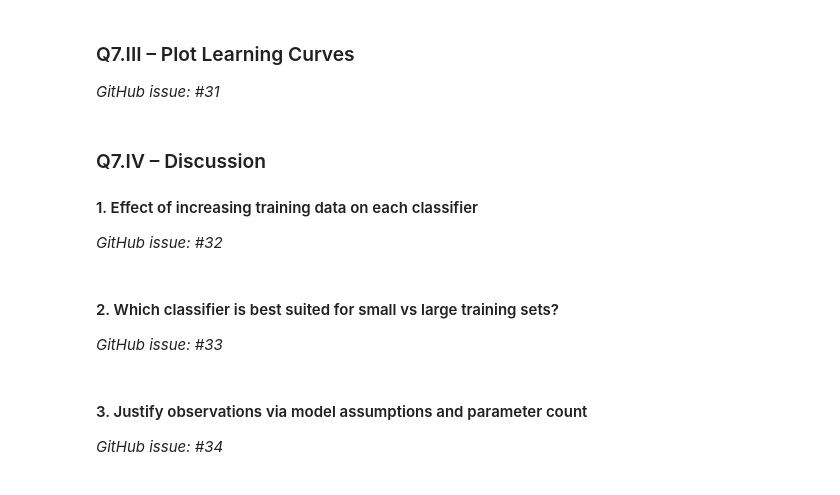
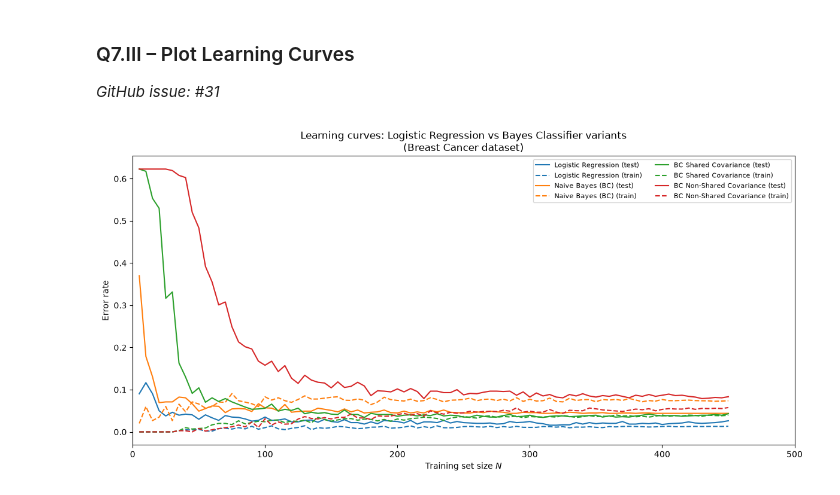
Before and after one commit to JanusCoetzee/ITO5201, a Jupyter notebook: Assignments/1/36384852 Johannes Coetzee a1 sec4.ipynb, the cells around one changed output. Cells and saved outputs as stored; diff of their text form; code cells hidden in the pictures.

```diff
--- a/Assignments/1/36384852 Johannes Coetzee a1 sec4.ipynb
+++ b/Assignments/1/36384852 Johannes Coetzee a1 sec4.ipynb
@@ -42,0 +163,18 @@ models = {
+# %%
+"""
+This cell evaluates the performance of different classifiers on the breast cancer dataset.
+The classifiers are trained on the training set and evaluated on both the training and testing sets.
+The accuracy of each classifier is printed in a formatted table.
+
+Numpy functions used:
+- np.mean: Computes the mean of array elements along a specified axis.
+Ref: https://numpy.org/doc/stable/reference/generated/numpy.mean.html
+"""
+
+print(f"{'Model':<25}  {'Train acc':>10}  {'Test acc':>10}")
+print("-" * 50)
+for name, model in Q7_models.items():
+    model.fit(X_train, y_train)
+    train_acc = np.mean(model.predict(X_train) == y_train)
+    test_acc  = np.mean(model.predict(X_test)  == y_test)
+    print(f"{name:<25}  {train_acc:>10.4f}  {test_acc:>10.4f}")
@@ -60,16 +254,25 @@ n_reps = 10
-# %% [markdown]
-### Q7.IV – Discussion
-#### 1. Effect of increasing training data on each classifier
-*GitHub issue: #32*
-
-<!-- YOUR ANSWER HERE -->
-# %% [markdown]
-#### 2. Which classifier is best suited for small vs large training sets?
-*GitHub issue: #33*
-
-<!-- YOUR ANSWER HERE -->
-# %% [markdown]
-#### 3. Justify observations via model assumptions and parameter count
-*GitHub issue: #34*
-
-<!-- YOUR ANSWER HERE -->
+# %%
+# PLOTTING: Plot Logistic Regression vs Bayes Classifier variants learning curves (mean train/test error rates vs training set size)
+
+"""
+This cell plots the mean training and testing error rates against the training set sizes for different classifiers.
+The plot provides a visual representation of the learning curves for each classifier, allowing for comparison of their performance as the training set size increases.
+
+"""
+
+colors = ['tab:blue', 'tab:orange', 'tab:green', 'tab:red']
+
+fig, ax = plt.subplots(figsize=(12, 6))
+for (name, data_r), color in zip(results.items(), colors):
+    ax.plot(valid_sizes, data_r['test'],  color=color, linestyle='-',  label=f'{name} (test)')
+    ax.plot(valid_sizes, data_r['train'], color=color, linestyle='--', label=f'{name} (train)')
+
+ax.set_xlabel('Training set size $N$')
+ax.set_ylabel('Error rate')
+ax.set_title('Learning curves: Logistic Regression vs Bayes Classifier variants\n(Breast Cancer dataset)')
+ax.set_xbound(0, 500)
+ax.legend(loc='upper right', fontsize=8, ncol=2)
+plt.tight_layout()
+plt.show()
+# %% [output]
+[figure, added]
```
Also changed, not shown: parts of 13 cells of this notebook.
